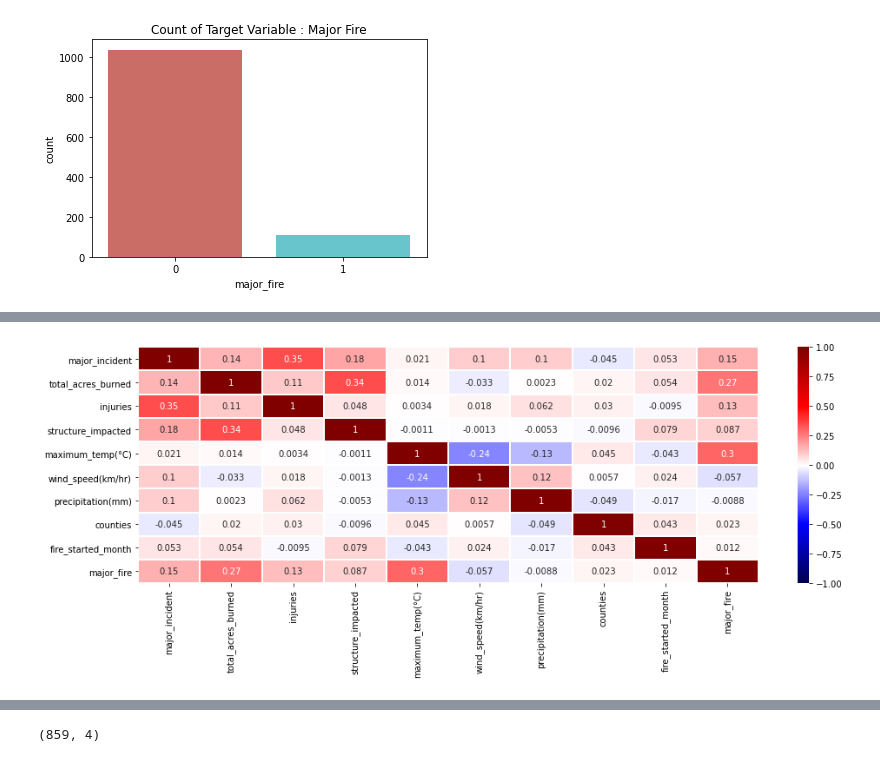
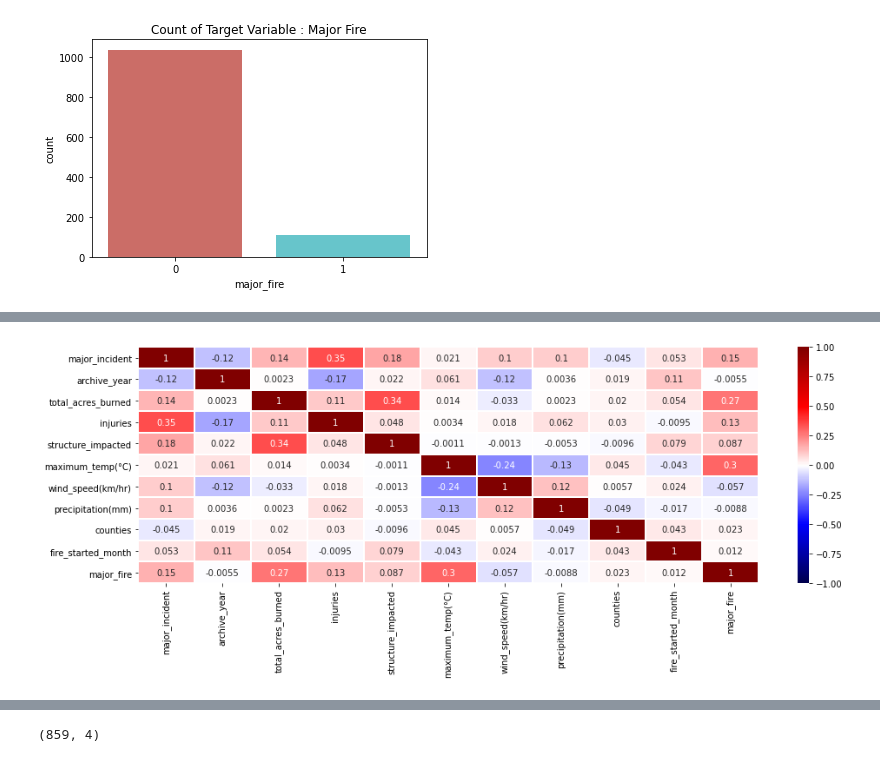
Before and after one commit to dhivyapadmanaban/California_Wildfires, a Jupyter notebook: ML/LogisticRegression.ipynb, the cells around one changed output, grey strips where cells are left out. Cells and saved outputs as stored; diff of their text form; code cells hidden in the pictures.

```diff
--- a/ML/LogisticRegression.ipynb
+++ b/ML/LogisticRegression.ipynb
@@ -37,6 +37,7 @@ engine = create_engine(db_string)
 
 query1 = "select fire_incidents.fire_started_date,fire_incidents.fire_extinguished_date, "\
          "fire_incidents.major_incident, fire_incidents.cause_description, "\
+         "fire_incidents.archive_year, "\
          "fire_impacts.total_acres_burned,fire_impacts.injuries, "\
          "fire_impacts.fire_name, fire_impacts.structure_impacted, "\
          "fire_locations.minimum_temp, "\
@@ -57,7 +58,7 @@ result = engine.execute(query1)
 # %%
 #Read query result into dataframe
 
-impact_df = pd.DataFrame.from_records(result, columns=['fire_started_date','fire_extinguished_date','major_incident', 'cause_description','total_acres_burned','injuries','fire_name','structure_impacted','minimum_temp','maximum_temp','average_temp','wind_speed','air_pressure','precipitation','county_name', 'latitude', 'longitude'])
+impact_df = pd.DataFrame.from_records(result, columns=['fire_started_date','fire_extinguished_date','major_incident', 'cause_description','archive_year','total_acres_burned','injuries','fire_name','structure_impacted','minimum_temp','maximum_temp','average_temp','wind_speed','air_pressure','precipitation','county_name', 'latitude', 'longitude'])
 # %%
 impact_df.head()
 # %% [output]
@@ -194,6 +196,6 @@ impact_df_copy.corr()
 # %%
 #Plotting the correlation using heatmap
 plt.figure(figsize=(16,5))
-sns.heatmap(impact_df_corr.corr(), cmap="seismic", annot=True, linewidths=1, vmin=-1, vmax=1);
+sns.heatmap(impact_df_copy.corr(), cmap="seismic", annot=True, linewidths=1, vmin=-1, vmax=1);
 # %% [output]
-[figure, old version]
+[figure, new version]
```
Also changed, not shown: parts of 9 cells of this notebook.
